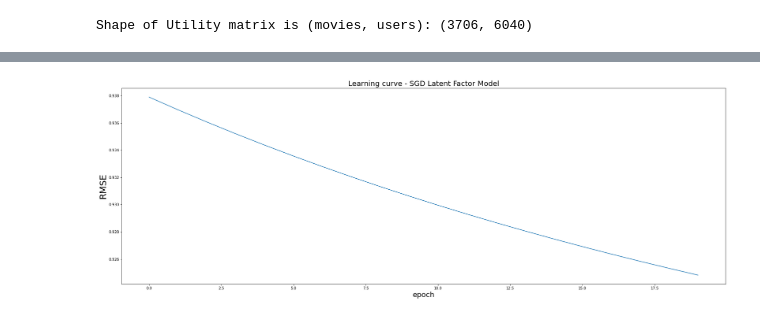
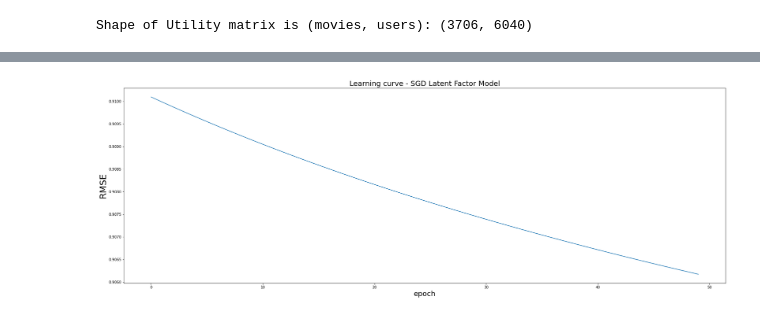
Before and after one commit to Ganoash/DM_Challenge, a Jupyter notebook: latent_factor_SGD.ipynb, the cells around one changed output, grey strips where cells are left out. Drawn from its saved outputs; the diff is of its cells as text; code cells hidden in the pictures.

```diff
--- a/latent_factor_SGD.ipynb
+++ b/latent_factor_SGD.ipynb
@@ -118,13 +124,13 @@ RMSE 4: 0.9188936185025983
 # %%
 import matplotlib.pyplot as plt
 plt.figure(figsize=(30, 10))
 plt.title("Learning curve - SGD Latent Factor Model", fontsize=20)
 plt.xlabel("epoch", fontsize=20)
 plt.ylabel("RMSE", fontsize=25)
-plt.plot(np.array(objectives)[-20:, 1])
+plt.plot(np.array(objectives)[-50:, 1])
 plt.savefig("figures/SGD-latent-factor.png")
 # %% [output]
-[figure, old version]
+[figure, new version]
 # %%
 #### CREATE SUBMISSION ####
 submission = []
```
Also changed, not shown: parts of 1 cell of this notebook, 5 other files.
